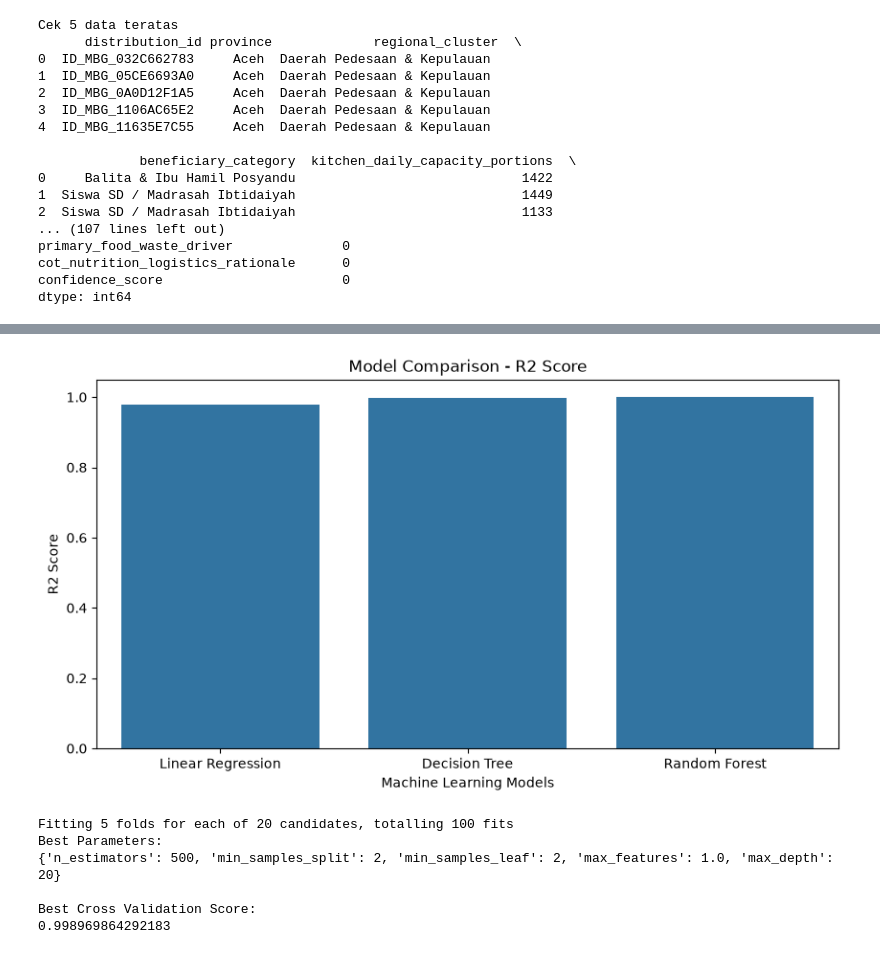
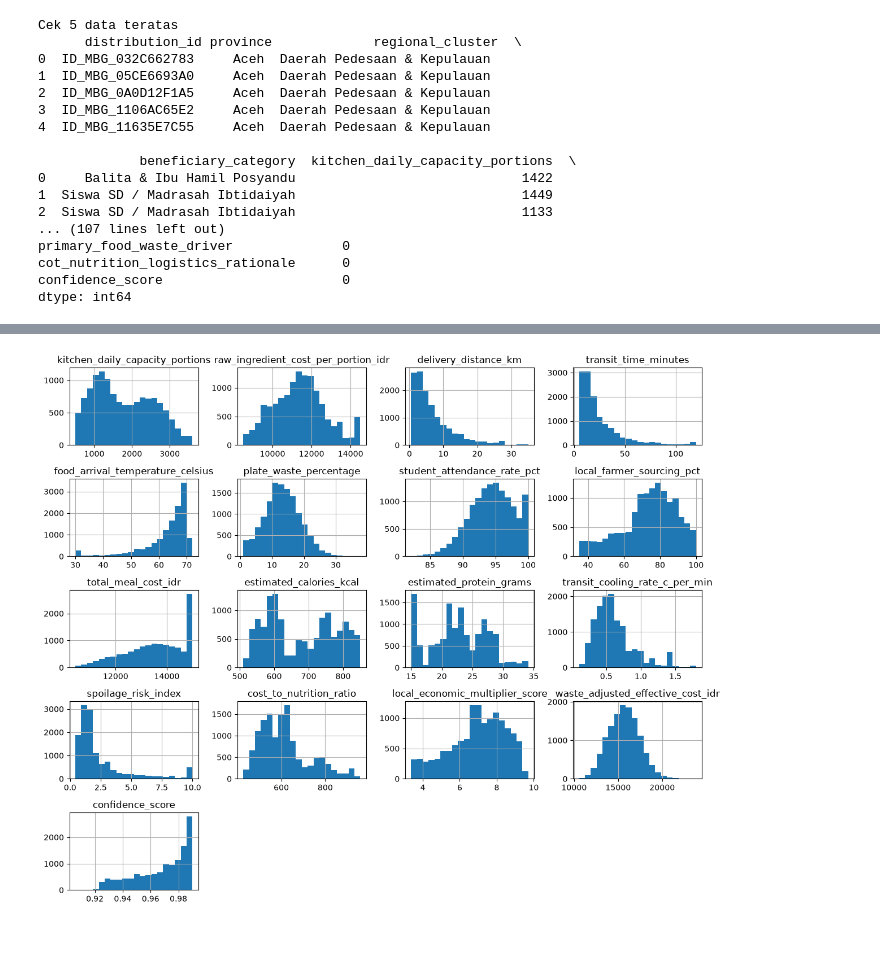
Before and after one commit to Mozzyvocca/Python-Data-Learning, a Jupyter notebook: mbg.ipynb, the cells around one changed output, grey strips where cells are left out. Cells and saved outputs as stored; diff of their text form; code cells hidden in the pictures.

Commit message:
handle outlier pake IQR

```diff
--- a/mbg.ipynb
+++ b/mbg.ipynb
@@ -258,58 +46,10 @@ print(results_df)
-# %%
-import matplotlib.pyplot as plt
-import seaborn as sns
-
-plt.figure(figsize=(10, 5))
-
-sns.barplot(
-    data=results_df,
-    x='Model',
-    y='R2 Score'
-)
-
-plt.title('Model Comparison - R2 Score')
-plt.xlabel('Machine Learning Models')
-plt.ylabel('R2 Score')
-
-plt.show()
-# %% [output]
-[figure, removed]
-# %%
-from sklearn.ensemble import RandomForestRegressor
-from sklearn.model_selection import RandomizedSearchCV
-
-param_grid = {
-    'n_estimators': [100, 200, 300, 500],
-    'max_depth': [None, 5, 10, 15, 20],
-    'min_samples_split': [2, 5, 10],
-    'min_samples_leaf': [1, 2, 4],
-    'max_features': ['sqrt', 1.0]
-}
-
-rf = RandomForestRegressor(random_state=42)
-
-random_search = RandomizedSearchCV(
-    estimator=rf,
-    param_distributions=param_grid,
-    n_iter=20,
-    cv=5,
-    scoring='r2',
-    random_state=42,
-    n_jobs=-1,
-    verbose=1
-)
-
-random_search.fit(X_train_scaled, y_train)
-
-print("Best Parameters:")
-print(random_search.best_params_)
-
-print("\nBest Cross Validation Score:")
-print(random_search.best_score_)
-# %% [output]
-Fitting 5 folds for each of 20 candidates, totalling 100 fits
-Best Parameters:
-{'n_estimators': 500, 'min_samples_split': 2, 'min_samples_leaf': 2, 'max_features': 1.0, 'max_depth': 20}
-
-Best Cross Validation Score:
-0.998969864292183
+# %%
+# cek outlier
+import matplotlib.pyplot as plt
+
+df.hist(figsize=(12, 10), bins=20)
+
+plt.tight_layout()
+plt.show()
+# %% [output]
+[figure, added]
```
Also changed, not shown: parts of 16 cells of this notebook.
